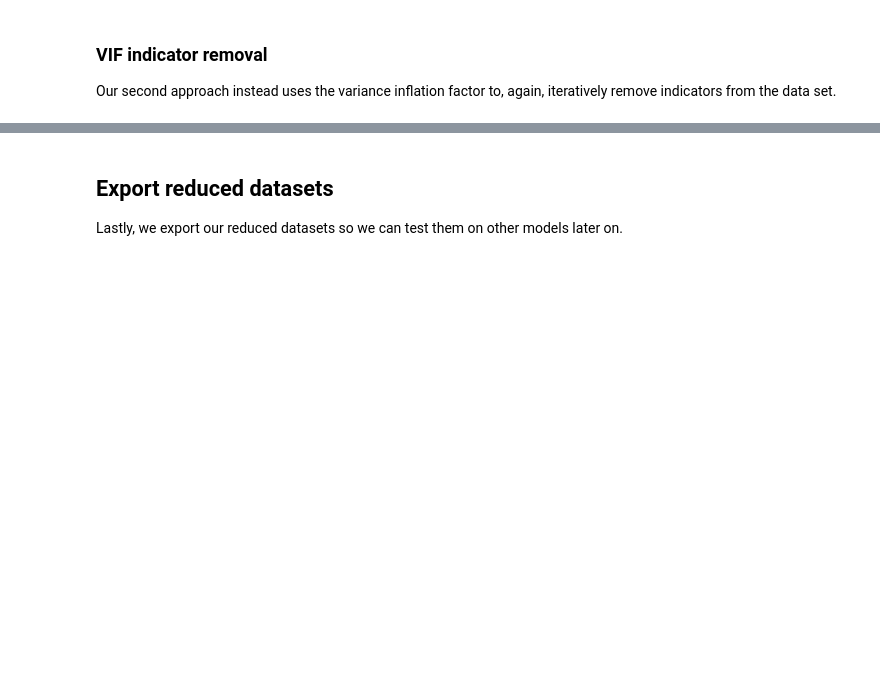
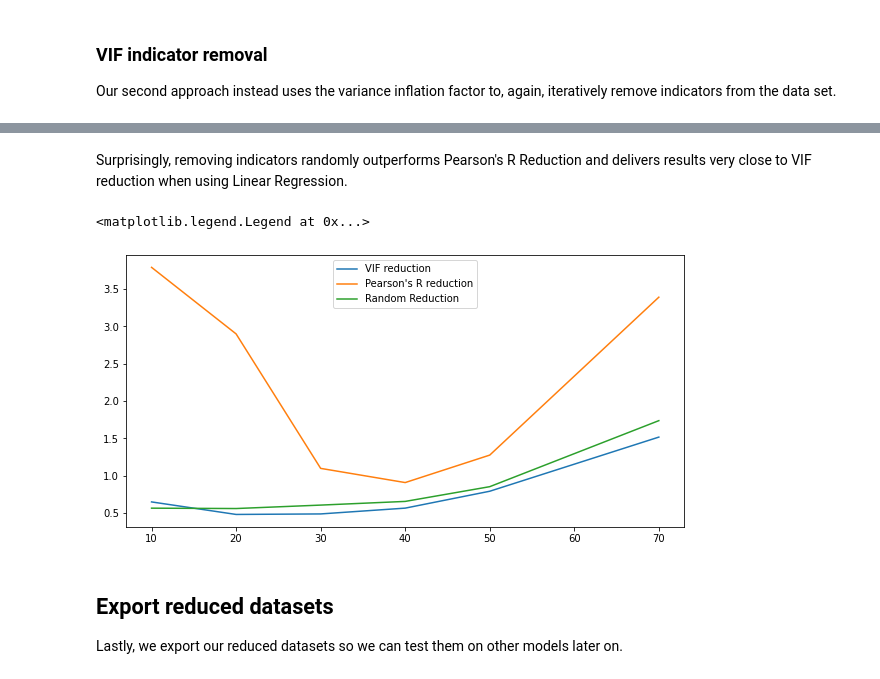
Before and after one commit to c-eberle/Data-Literacy-project, a Jupyter notebook: 03_regression_analysis_part2.ipynb, the cells around one changed output, grey strips where cells are left out. Cells and saved outputs as stored; diff of their text form; code cells hidden in the pictures; blank space fills up the shorter version.

```diff
--- a/03_regression_analysis_part2.ipynb
+++ b/03_regression_analysis_part2.ipynb
@@ -97,0 +105,29 @@ NameError: name 'ana_utils' is not defined
+# %%
+wb_data_vif_reduced_70 = corr_utils.vif_reduction(wb_data, 1, 70)
+wb_data_vif_reduced_50 = corr_utils.vif_reduction(wb_data_vif_reduced_70, 1, 50)
+wb_data_vif_reduced_40 = corr_utils.vif_reduction(wb_data_vif_reduced_50, 1, 40)
+wb_data_vif_reduced_30 = corr_utils.vif_reduction(wb_data_vif_reduced_40, 1, 30)
+wb_data_vif_reduced_20 = corr_utils.vif_reduction(wb_data_vif_reduced_30, 1, 20)
+wb_data_vif_reduced_10 = corr_utils.vif_reduction(wb_data_vif_reduced_20, 1, 10)
+# %%
+least_squares = sklearn.linear_model.LinearRegression()
+test_size = 30
+num_indicator_list = [10, 20, 30, 40, 50, 70]
+data_list = [wb_data_vif_reduced_10, wb_data_vif_reduced_20, wb_data_vif_reduced_30,  wb_data_vif_reduced_40, wb_data_vif_reduced_50, wb_data_vif_reduced_70]
+
+vif_mean_loss_list = []
+vif_std_list = []
+
+
+for i, data in zip(num_indicator_list, data_list):
+    print(i, "Indicator Vanilla Lin. Reg")
+    loss_list, mean_loss, coef_list, avg_coefs, adj_r_squared  = ana_utils.n_fold_ceval(reg_model=least_squares, n=1000, data=data,
+                                                                            gt=whr_data, test_size=test_size, scaling="normalize", calc_adj_r_squared=True)
+
+    vif_mean_loss_list.append(mean_loss)
+    vif_std_list.append(np.std(loss_list))
+
+    print("Mean loss :", mean_loss)
+    print("STD of the Loss:", np.std(loss_list))
+    print("Adjusted R-Squared: ", adj_r_squared)
+    print("The average size of the coefficients:", np.mean(abs(avg_coefs)), "\n")
@@ -102,2 +157,3 @@ To have a baseline comparison for our reduced data sets, we create 5 data sets w
 # %%
-ind_removal_sim([1, 5, 10, 20, 25], 10, sklearn.linear_model.LinearRegression(), 1000, wb_data, whr_data)
+
+rand_loss_list, rand_std_list = corr_utils.ind_removal_sim([10, 20, 30, 40, 50, 70], 10, sklearn.linear_model.LinearRegression(), 500, wb_data, whr_data)
@@ -104,3 +178,16 @@ ind_removal_sim([1, 5, 10, 20, 25], 10, sklearn.linear_model.LinearRegression(),
+# %% [markdown]
+Surprisingly, removing indicators randomly outperforms Pearson's R Reduction and delivers results very close to VIF reduction when using Linear Regression.
+# %%
+plt.figure(figsize=(10,5))
+
+plt.errorbar(num_indicator_list, vif_mean_loss_list, label = "VIF reduction", barsabove=True)
+plt.errorbar(num_indicator_list, pearson_mean_loss_list, label = "Pearson's R reduction")
+plt.errorbar(num_indicator_list, rand_loss_list, label = "Random Reduction")
+plt.legend()
+#plt.errorbar(loss_list, rand_std_list)
+# %% [output]
+<matplotlib.legend.Legend at 0x...>
+[figure, added]
 # %% [markdown]
 ## Export reduced datasets
 Lastly, we export our reduced datasets so we can test them on other models later on.
```
Also changed, not shown: parts of 12 cells of this notebook, 2 other files.
